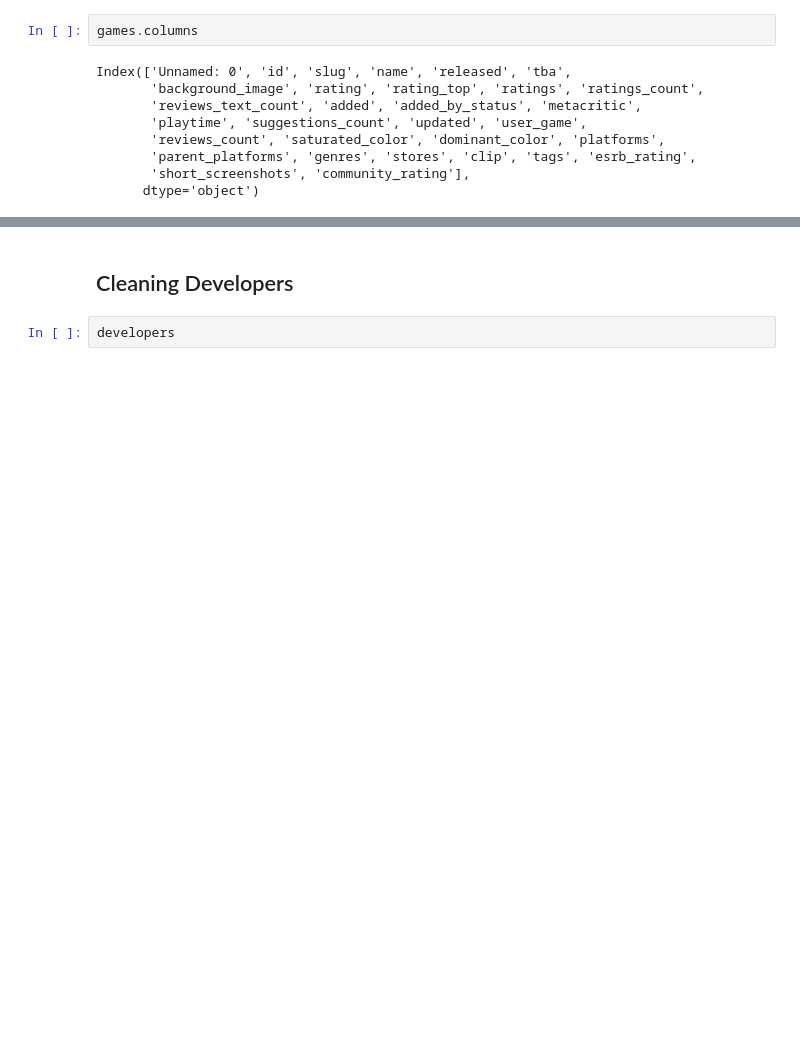
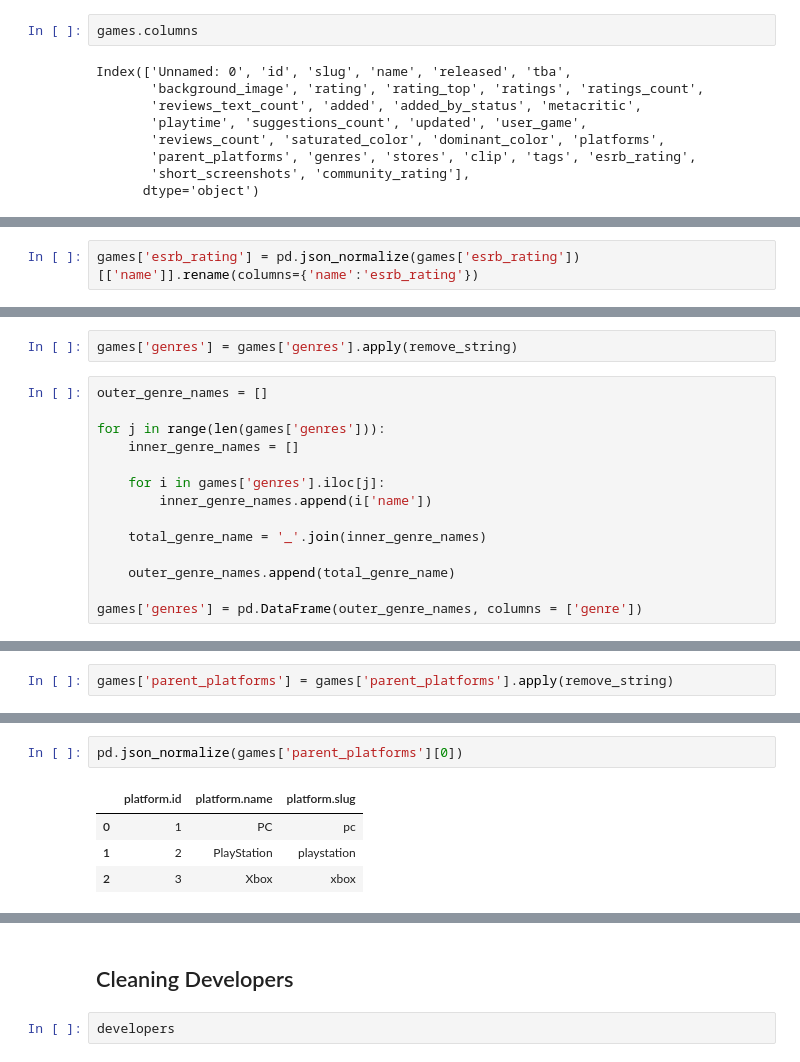
Before and after one commit to GetGubbz/Video-Game-Capstone, a Jupyter notebook: notebooks/RAWG_Data_Exploration.ipynb, the cells around one changed output, grey strips where cells are left out. Drawn from its saved outputs; the diff is of its cells as text; blank space fills up the shorter version.

```diff
--- a/notebooks/RAWG_Data_Exploration.ipynb
+++ b/notebooks/RAWG_Data_Exploration.ipynb
@@ -80,0 +123,2 @@ games['ratings'][0]
+# %%
+games['esrb_rating'] = pd.json_normalize(games['esrb_rating'])[['name']].rename(columns={'name':'esrb_rating'})
@@ -80,0 +127,16 @@ games['ratings'][0]
+# %%
+games['genres'] = games['genres'].apply(remove_string)
+# %%
+outer_genre_names = []
+
+for j in range(len(games['genres'])):
+    inner_genre_names = []
+
+    for i in games['genres'].iloc[j]:
+        inner_genre_names.append(i['name'])
+
+    total_genre_name = '_'.join(inner_genre_names)
+
+    outer_genre_names.append(total_genre_name)
+
+games['genres'] = pd.DataFrame(outer_genre_names, columns = ['genre'])
@@ -80,0 +145,2 @@ games['ratings'][0]
+# %%
+games['parent_platforms'] = games['parent_platforms'].apply(remove_string)
@@ -80,0 +162,7 @@ games['ratings'][0]
+# %%
+pd.json_normalize(games['parent_platforms'][0])
+# %% [output]
+|  | platform.id | platform.name | platform.slug |
+| 0 | 1 | PC | pc |
+| 1 | 2 | PlayStation | playstation |
+| 2 | 3 | Xbox | xbox |
```
Also changed, not shown: parts of 23 cells of this notebook.
